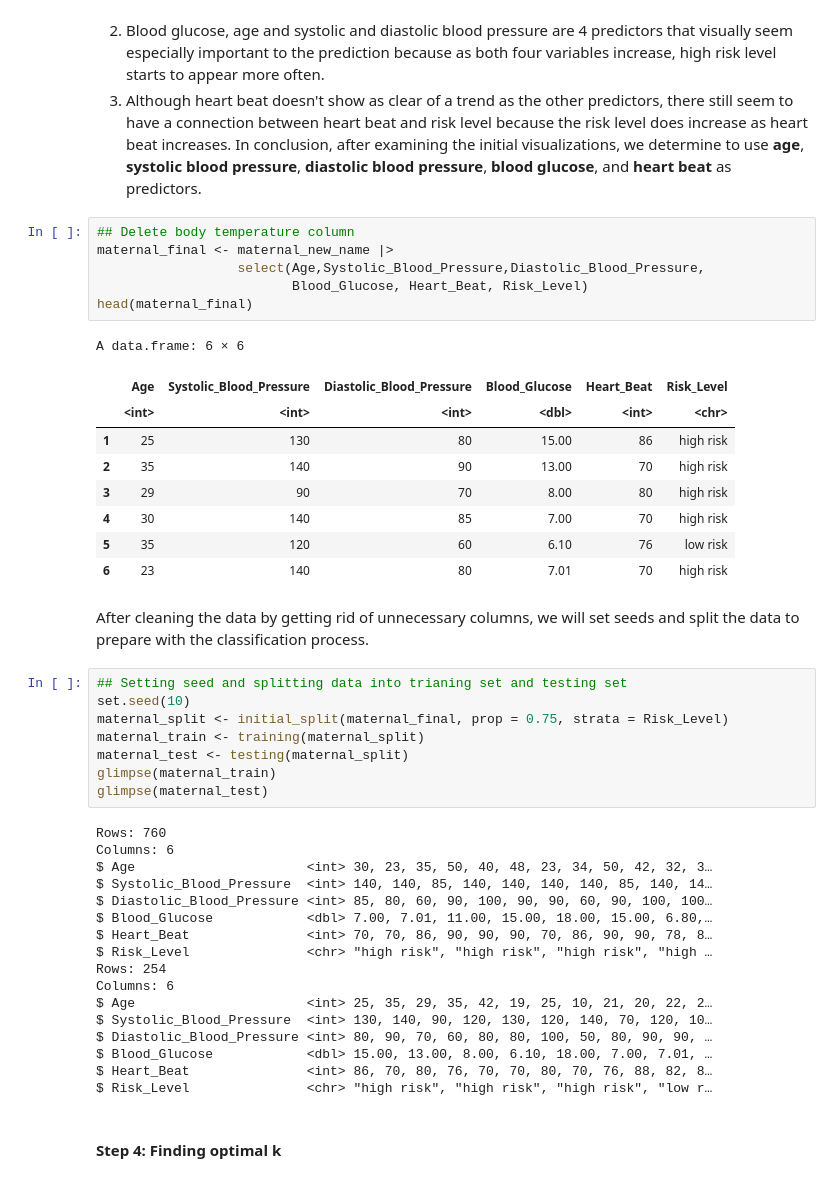
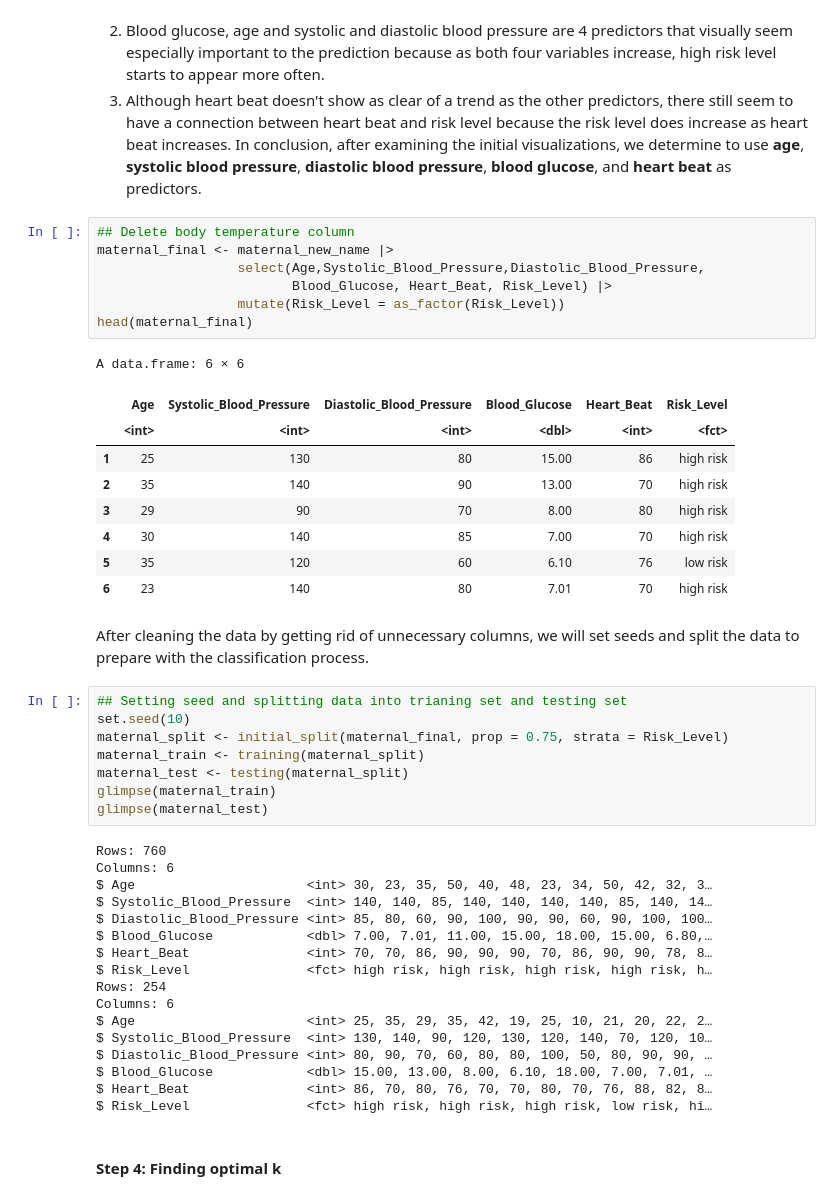
Before and after one commit to Julianazhu26/DSCI100-Group-Project, a Jupyter notebook: Group Proposal (1).ipynb, the cells around one changed output. Drawn from its saved outputs; the diff is of its cells as text.

```diff
--- a/Group Proposal (1).ipynb
+++ b/Group Proposal (1).ipynb
@@ -192,13 +192,14 @@ In conclusion, after examining the initial visualizations, we determine to use *
 # %%
 ## Delete body temperature column
 maternal_final <- maternal_new_name |>
                   select(Age,Systolic_Blood_Pressure,Diastolic_Blood_Pressure,
-                         Blood_Glucose, Heart_Beat, Risk_Level)
+                         Blood_Glucose, Heart_Beat, Risk_Level) |>
+                  mutate(Risk_Level = as_factor(Risk_Level))
 head(maternal_final)
 # %% [output]
 A data.frame: 6 × 6
 |  | Age | Systolic_Blood_Pressure | Diastolic_Blood_Pressure | Blood_Glucose | Heart_Beat | Risk_Level |
-|  | <int> | <int> | <int> | <dbl> | <int> | <chr> |
+|  | <int> | <int> | <int> | <dbl> | <int> | <fct> |
 | 1 | 25 | 130 | 80 | 15.00 | 86 | high risk |
 | 2 | 35 | 140 | 90 | 13.00 | 70 | high risk |
 | 3 | 29 | 90 | 70 | 8.00 | 80 | high risk |
@@ -223,7 +224,7 @@ $ Systolic_Blood_Pressure  <int> 140, 140, 85, 140, 140, 140, 140, 85, 140, 14
 $ Diastolic_Blood_Pressure <int> 85, 80, 60, 90, 100, 90, 90, 60, 90, 100, 100…
 $ Blood_Glucose            <dbl> 7.00, 7.01, 11.00, 15.00, 18.00, 15.00, 6.80,…
 $ Heart_Beat               <int> 70, 70, 86, 90, 90, 90, 70, 86, 90, 90, 78, 8…
-$ Risk_Level               <chr> "high risk", "high risk", "high risk", "high …
+$ Risk_Level               <fct> high risk, high risk, high risk, high risk, h…
 Rows: 254
 Columns: 6
 $ Age                      <int> 25, 35, 29, 35, 42, 19, 25, 10, 21, 20, 22, 2…
@@ -231,7 +232,7 @@ $ Systolic_Blood_Pressure  <int> 130, 140, 90, 120, 130, 120, 140, 70, 120, 10
 $ Diastolic_Blood_Pressure <int> 80, 90, 70, 60, 80, 80, 100, 50, 80, 90, 90, …
 $ Blood_Glucose            <dbl> 15.00, 13.00, 8.00, 6.10, 18.00, 7.00, 7.01, …
 $ Heart_Beat               <int> 86, 70, 80, 76, 70, 70, 80, 70, 76, 88, 82, 8…
-$ Risk_Level               <chr> "high risk", "high risk", "high risk", "low r…
+$ Risk_Level               <fct> high risk, high risk, high risk, low risk, hi…
 # %% [markdown]
 #### Step 4: Finding optimal k
 # %%
```
Also changed, not shown: parts of 8 cells of this notebook.
